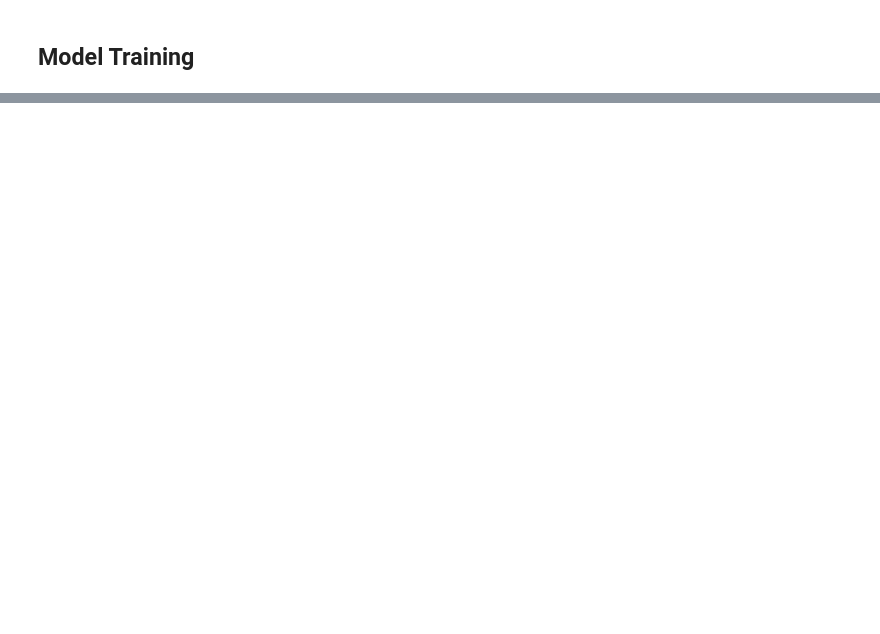
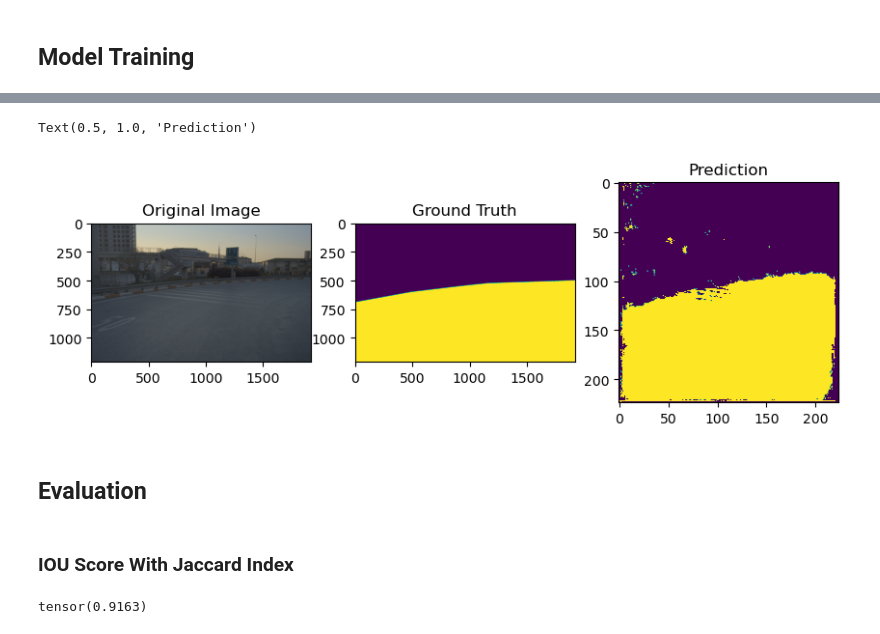
Before and after one commit to BeytullahYayla/Drivable-Area-Segmentation-Using-Transformer-and-Unet-Architectures, a Jupyter notebook: notebooks/overview.ipynb, the cells around one changed output, grey strips where cells are left out. Saved outputs shown, nothing was run; the diff lists cells and outputs as text; code cells hidden in the pictures; blank space fills up the shorter version.

Commit message:
Segmentation Model Trained and Line Segmentation Model Created

```diff
--- a/notebooks/overview.ipynb
+++ b/notebooks/overview.ipynb
@@ -352,0 +469,22 @@ Text(0.5, 1.0, 'Prediction')
+# %%
+indices = np.random.permutation(len(image_line_path_list))
+
+# DEFINE TEST AND VALID INDICES
+test_ind  = int(len(indices) * TEST_SIZE)
+valid_ind = int(test_ind + len(indices) * VALID_SIZE)
+
+# SLICE TEST DATASET FROM THE WHOLE DATASET
+test_input_path_list = image_line_path_list[:test_ind]
+test_label_path_list = mask_line_path_list[:test_ind]
+
+# SLICE VALID DATASET FROM THE WHOLE DATASET
+valid_input_path_list = image_line_path_list[test_ind:valid_ind]
+valid_label_path_list = mask_line_path_list[test_ind:valid_ind]
+
+# SLICE TRAIN DATASET FROM THE WHOLE DATASET
+train_input_path_list = image_line_path_list[valid_ind:]
+train_label_path_list = mask_line_path_list[valid_ind:]
+
+# DEFINE STEPS PER EPOCH
+steps_per_epoch = len(train_input_path_list)//BATCH_SIZE
+print(len(train_input_path_list))
@@ -352,0 +555,11 @@ Text(0.5, 1.0, 'Prediction')
+# %%
+tensorized_test_images=preprocess.tensorize_image(test_input_path_list,INPUT_SHAPE)
+# %%
+test_outputs=model(tensorized_test_images)
+# %%
+pred_test=test_outputs[0]
+pred_test=torch.sigmoid(pred_test)
+print(pred_test.shape)
+pred_test=pred_test[0].detach().numpy()
+pred_test=pred_test>0.50
+print(pred_test.shape)
@@ -352,0 +579,23 @@ Text(0.5, 1.0, 'Prediction')
+# %%
+fig,axs=plt.subplots(nrows=1,ncols=3,figsize=(10,10))
+axs[0].imshow(plt.imread(test_input_path_list[0]))
+axs[0].set_title('Original Image')
+axs[1].imshow(plt.imread(test_label_path_list[0]))
+axs[1].set_title('Ground Truth')
+axs[2].imshow(pred_test)
+axs[2].set_title('Prediction')
+# %% [output]
+Text(0.5, 1.0, 'Prediction')
+[figure, added]
+# %% [markdown]
+## Evaluation
+# %% [markdown]
+### IOU Score With Jaccard Index
+# %%
+    target=preprocess.tensorize_mask(test_label_path_list,INPUT_SHAPE,2)
+    pred_test=test_outputs[0]
+    pred_test=torch.sigmoid(pred_test)
+    jaccard_index=JaccardIndex(task='binary',num_classes=2)
+    jaccard_index(pred_test,target[0])
+# %% [output]
+tensor(0.9163)
```
Also changed, not shown: parts of 36 cells of this notebook, 9 other files.
